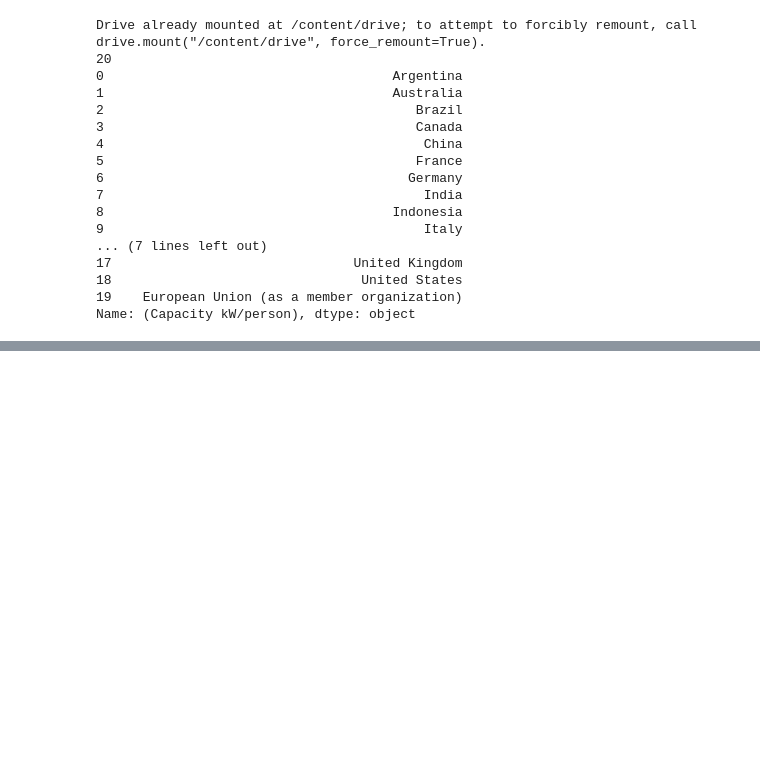
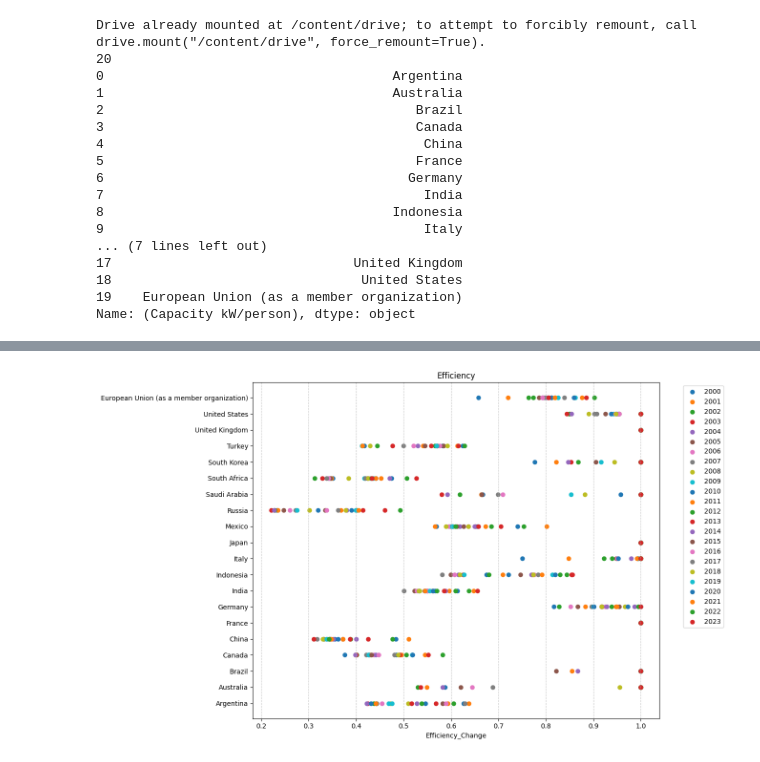
Before and after one commit to silviasd2025-bit/dea_studies, a Jupyter notebook: 20250918_dea.ipynb, the cells around one changed output, grey strips where cells are left out. Drawn from its saved outputs; the diff is of its cells as text; code cells hidden in the pictures; blank space fills up the shorter version.

```diff
--- a/20250918_dea.ipynb
+++ b/20250918_dea.ipynb
@@ -444,0 +500,40 @@ Mexico                                                 0.412716
+# %%
+fig, ax = plt.subplots(figsize=(12, 8))
+
+for year in range(2000,2024):
+  # Create the figure and ax  is
+
+
+  # Plot the mean EC points
+
+  #print (results[year])
+  #print(range(len(results)))
+
+  ax.scatter(results[year], range(len(results)), label=str(year))
+
+  # Plot the confidence intervals
+  #for idx, row in df4.iterrows():
+  #    ax.hlines(y=df4.index.get_loc(idx),
+  #              xmin=row['Eff_CI_Lower'],
+  #              xmax=row['Eff_CI_Upper'],
+  #              color='blue',
+  #              alpha=0.3)
+
+  # Customize the plot
+ax.set_yticks(range(len(results)))
+ax.set_yticklabels(results['DMU'])
+ax.set_xlabel('Efficiency_Change')
+ax.set_title('Efficiency')
+
+# Add a grid for better readability
+ax.grid(True, axis='x', linestyle='--', alpha=0.7)
+
+# Adjust layout to prevent label cutoff
+plt.tight_layout()
+
+# Show the plot
+plt.legend(bbox_to_anchor=(1.05, 1), loc='upper left')
+
+plt.show()
+# %% [output]
+[figure, added]
```
Also changed, not shown: parts of 5 cells of this notebook.
